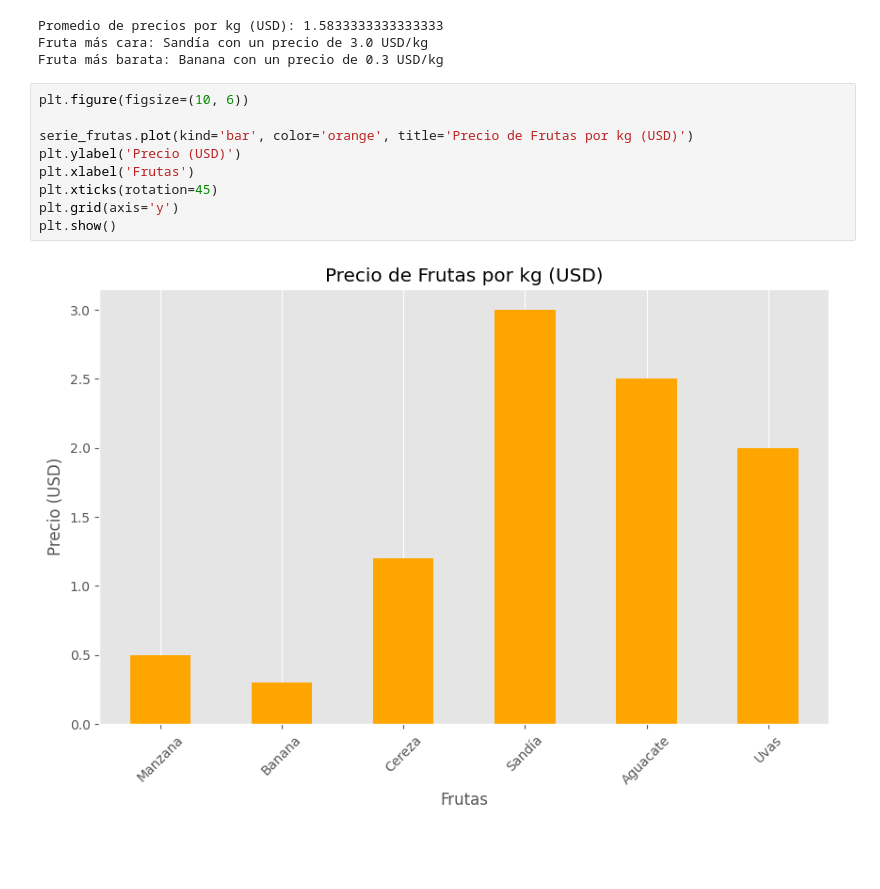
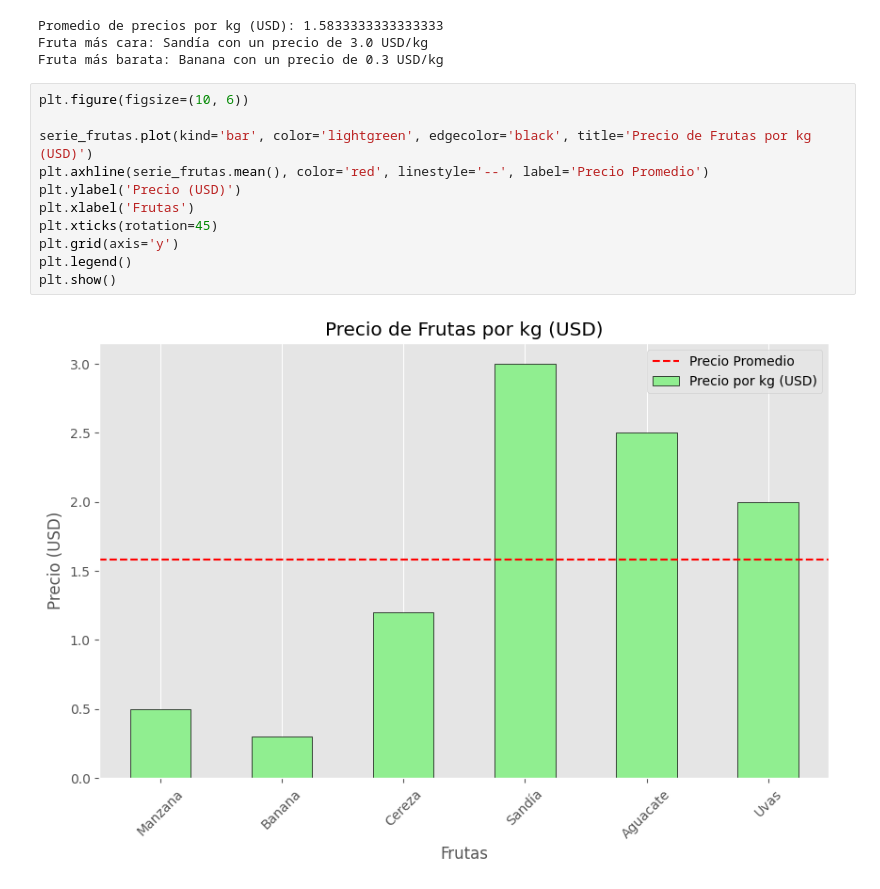
Before and after one commit to alanPalma25/sic-2025-python-ai, a Jupyter notebook: class_notes.ipynb, the cells around one changed output. Drawn from its saved outputs; the diff is of its cells as text; blank space fills up the shorter version.

```diff
--- a/class_notes.ipynb
+++ b/class_notes.ipynb
@@ -410,11 +410,13 @@ Fruta más barata: Banana con un precio de 0.3 USD/kg
 # %%
 plt.figure(figsize=(10, 6))
 
-serie_frutas.plot(kind='bar', color='orange', title='Precio de Frutas por kg (USD)')
+serie_frutas.plot(kind='bar', color='lightgreen', edgecolor='black', title='Precio de Frutas por kg (USD)')
+plt.axhline(serie_frutas.mean(), color='red', linestyle='--', label='Precio Promedio')
 plt.ylabel('Precio (USD)')
 plt.xlabel('Frutas')
 plt.xticks(rotation=45)
 plt.grid(axis='y')
+plt.legend()
 plt.show()
 # %% [output]
-[figure, old version]
+[figure, new version]
```
